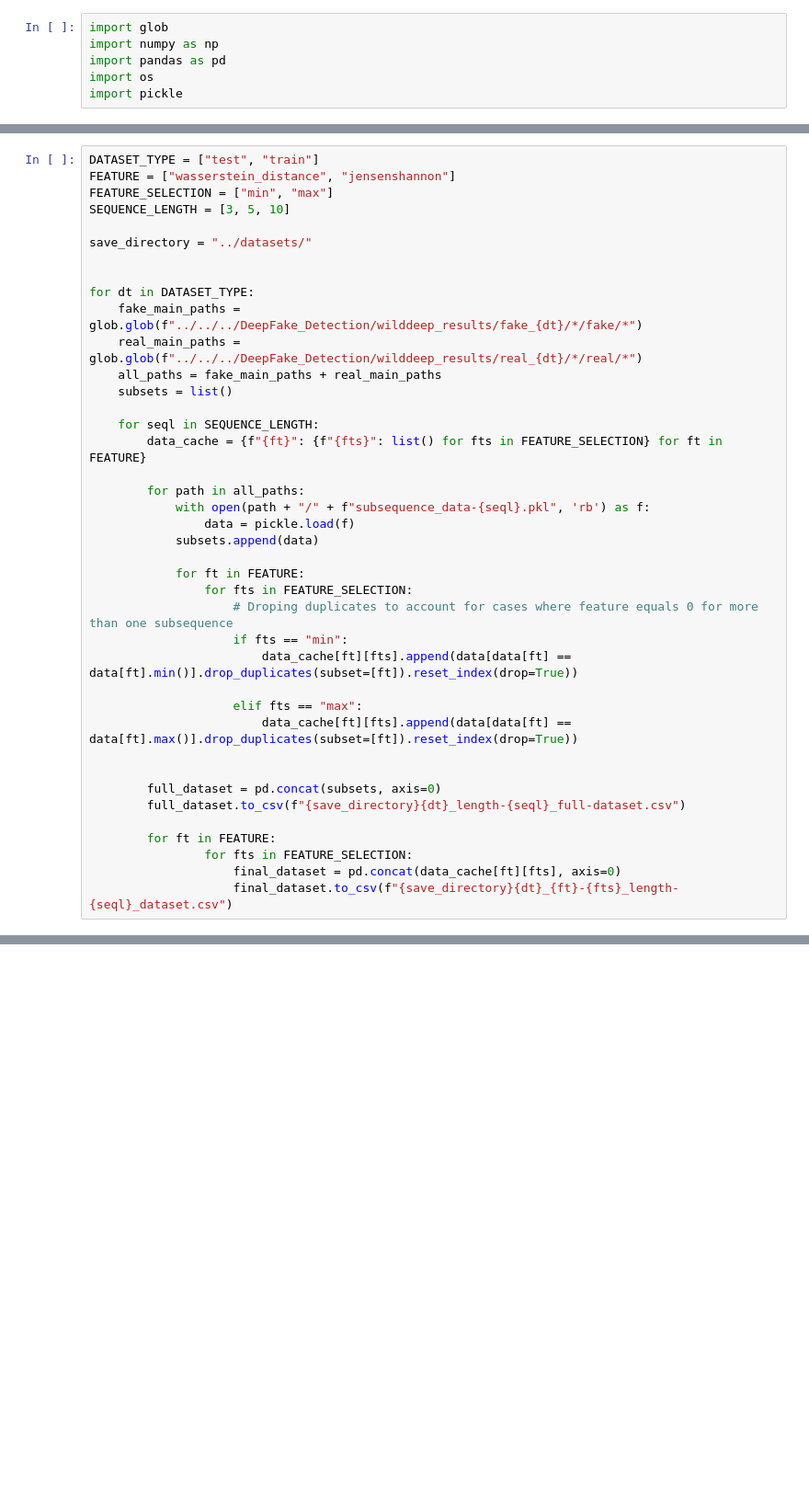
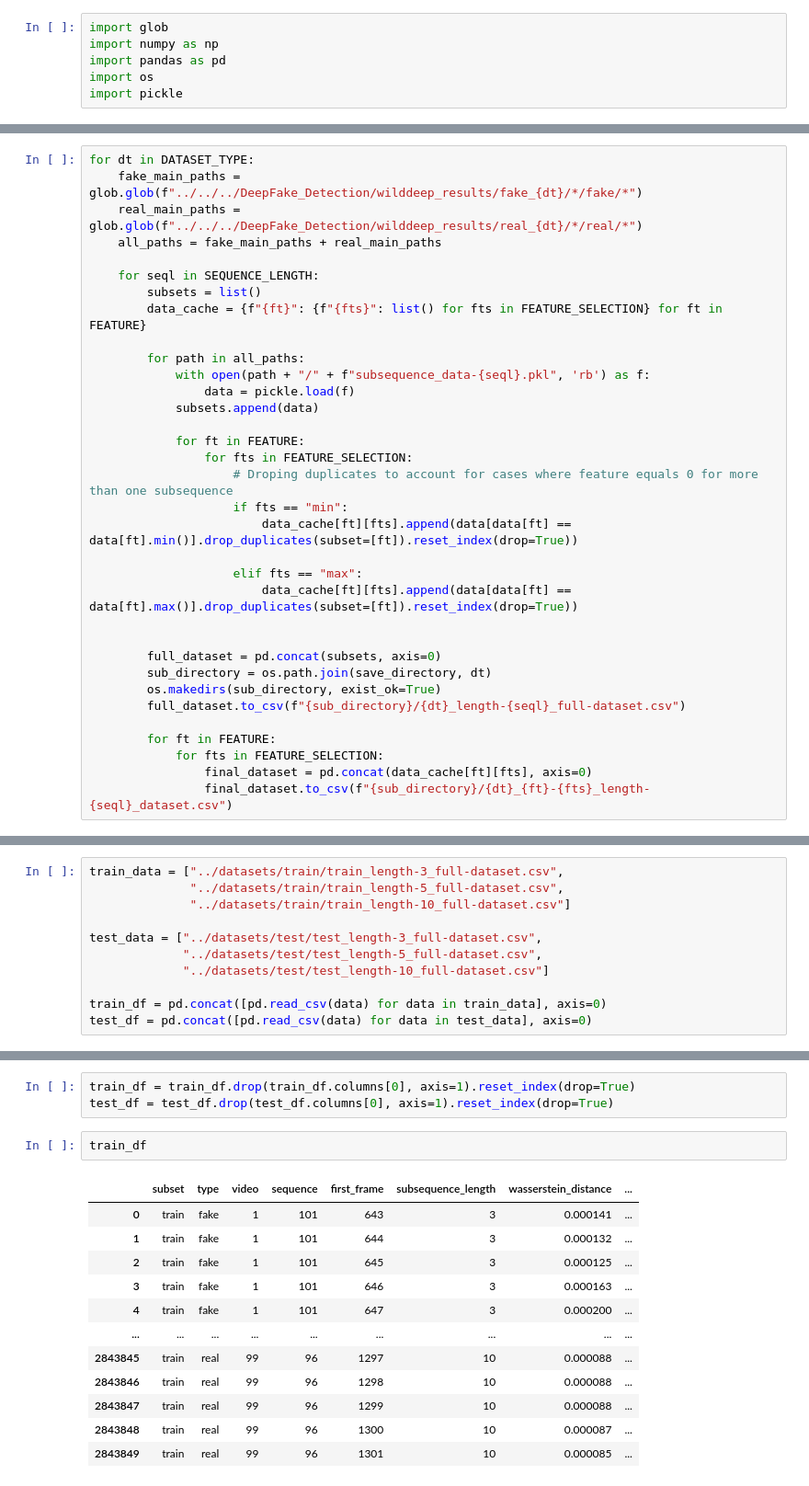
Before and after one commit to Tub1s/deepfake-detection-project, a Jupyter notebook: notebooks/dataset_analysis.ipynb, the cells around one changed output, grey strips where cells are left out. Shown: that part at 92% size. Saved outputs shown, nothing was run; the diff lists cells and outputs as text; blank space fills up the shorter version.

```diff
--- a/notebooks/dataset_analysis.ipynb
+++ b/notebooks/dataset_analysis.ipynb
@@ -18,19 +25,11 @@ After gathering all required data paths, files are opened in a loop and payload
 # %%
-DATASET_TYPE = ["test", "train"]
-FEATURE = ["wasserstein_distance", "jensenshannon"]
-FEATURE_SELECTION = ["min", "max"]
-SEQUENCE_LENGTH = [3, 5, 10]
-
-save_directory = "../datasets/"
-
-
 for dt in DATASET_TYPE:
     fake_main_paths = glob.glob(f"../../../DeepFake_Detection/wilddeep_results/fake_{dt}/*/fake/*")
     real_main_paths = glob.glob(f"../../../DeepFake_Detection/wilddeep_results/real_{dt}/*/real/*")
     all_paths = fake_main_paths + real_main_paths
-    subsets = list()
 
     for seql in SEQUENCE_LENGTH:
+        subsets = list()
         data_cache = {f"{ft}": {f"{fts}": list() for fts in FEATURE_SELECTION} for ft in FEATURE}
 
         for path in all_paths:
@@ -49,10 +48,12 @@ for dt in DATASET_TYPE:
 
 
         full_dataset = pd.concat(subsets, axis=0)
-        full_dataset.to_csv(f"{save_directory}{dt}_length-{seql}_full-dataset.csv")
+        sub_directory = os.path.join(save_directory, dt)
+        os.makedirs(sub_directory, exist_ok=True)
+        full_dataset.to_csv(f"{sub_directory}/{dt}_length-{seql}_full-dataset.csv")
 
         for ft in FEATURE:
-                for fts in FEATURE_SELECTION:
-                    final_dataset = pd.concat(data_cache[ft][fts], axis=0)
-                    final_dataset.to_csv(f"{save_directory}{dt}_{ft}-{fts}_length-{seql}_dataset.csv")
+            for fts in FEATURE_SELECTION:
+                final_dataset = pd.concat(data_cache[ft][fts], axis=0)
+                final_dataset.to_csv(f"{sub_directory}/{dt}_{ft}-{fts}_length-{seql}_dataset.csv")
 # %% [markdown]
@@ -63,0 +64,11 @@ final_dataset["path"] = final_dataset.apply(lambda x: f"{x['type']}_{x['subset']
+# %%
+train_data = ["../datasets/train/train_length-3_full-dataset.csv",
+              "../datasets/train/train_length-5_full-dataset.csv",
+              "../datasets/train/train_length-10_full-dataset.csv"]
+
+test_data = ["../datasets/test/test_length-3_full-dataset.csv",
+             "../datasets/test/test_length-5_full-dataset.csv",
+             "../datasets/test/test_length-10_full-dataset.csv"]
+
+train_df = pd.concat([pd.read_csv(data) for data in train_data], axis=0)
+test_df = pd.concat([pd.read_csv(data) for data in test_data], axis=0)
@@ -63,0 +93,18 @@ final_dataset["path"] = final_dataset.apply(lambda x: f"{x['type']}_{x['subset']
+# %%
+train_df = train_df.drop(train_df.columns[0], axis=1).reset_index(drop=True)
+test_df = test_df.drop(test_df.columns[0], axis=1).reset_index(drop=True)
+# %%
+train_df
+# %% [output]
+|  | subset | type | video | sequence | first_frame | subsequence_length | wasserstein_distance | ... |
+| 0 | train | fake | 1 | 101 | 643 | 3 | 0.000141 | ... |
+| 1 | train | fake | 1 | 101 | 644 | 3 | 0.000132 | ... |
+| 2 | train | fake | 1 | 101 | 645 | 3 | 0.000125 | ... |
+| 3 | train | fake | 1 | 101 | 646 | 3 | 0.000163 | ... |
+| 4 | train | fake | 1 | 101 | 647 | 3 | 0.000200 | ... |
+| ... | ... | ... | ... | ... | ... | ... | ... | ... |
+| 2843845 | train | real | 99 | 96 | 1297 | 10 | 0.000088 | ... |
+| 2843846 | train | real | 99 | 96 | 1298 | 10 | 0.000088 | ... |
+| 2843847 | train | real | 99 | 96 | 1299 | 10 | 0.000088 | ... |
+| 2843848 | train | real | 99 | 96 | 1300 | 10 | 0.000087 | ... |
+| 2843849 | train | real | 99 | 96 | 1301 | 10 | 0.000085 | ... |
```
Also changed, not shown: parts of 21 cells of this notebook, 1 other file.
